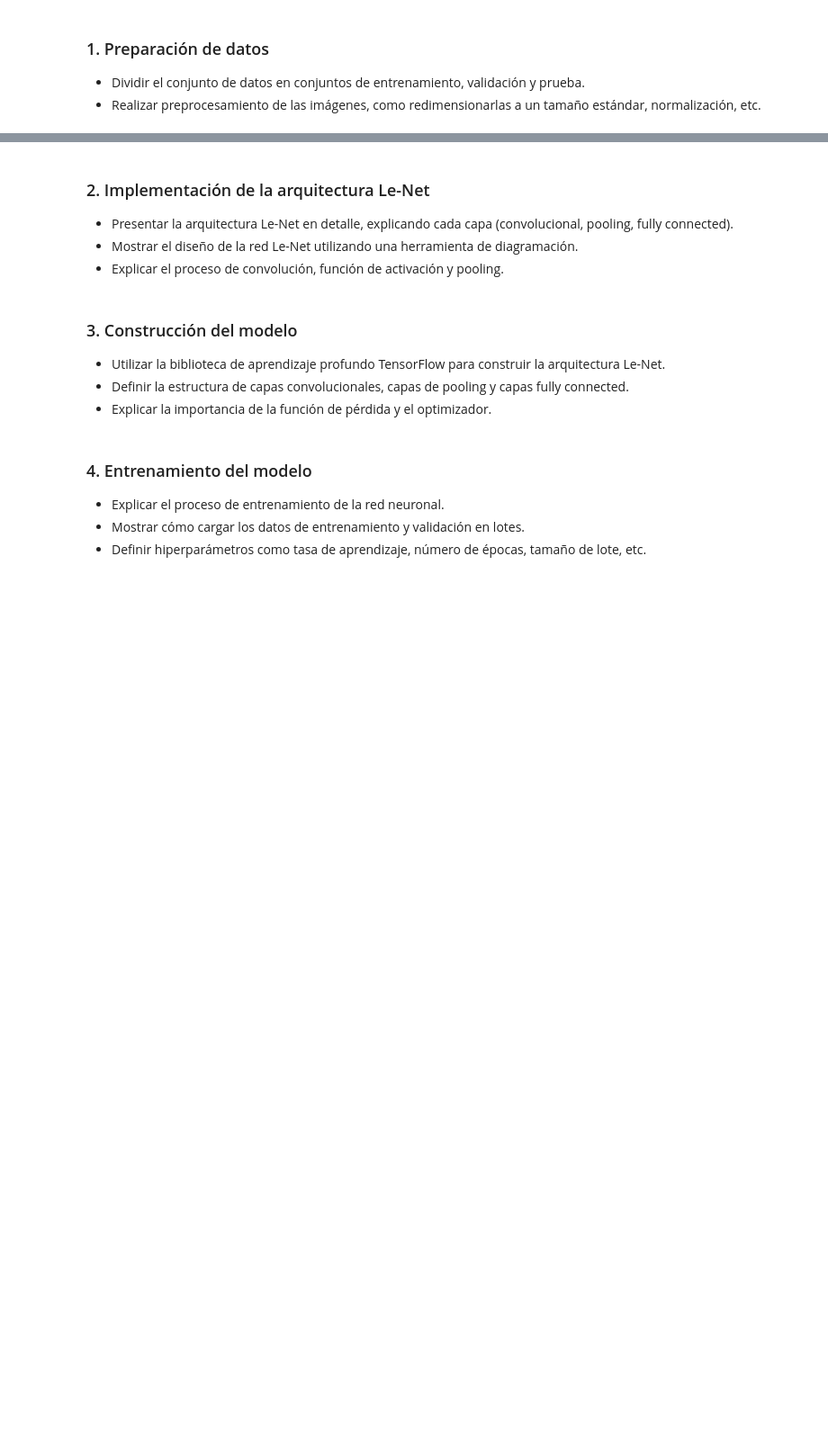
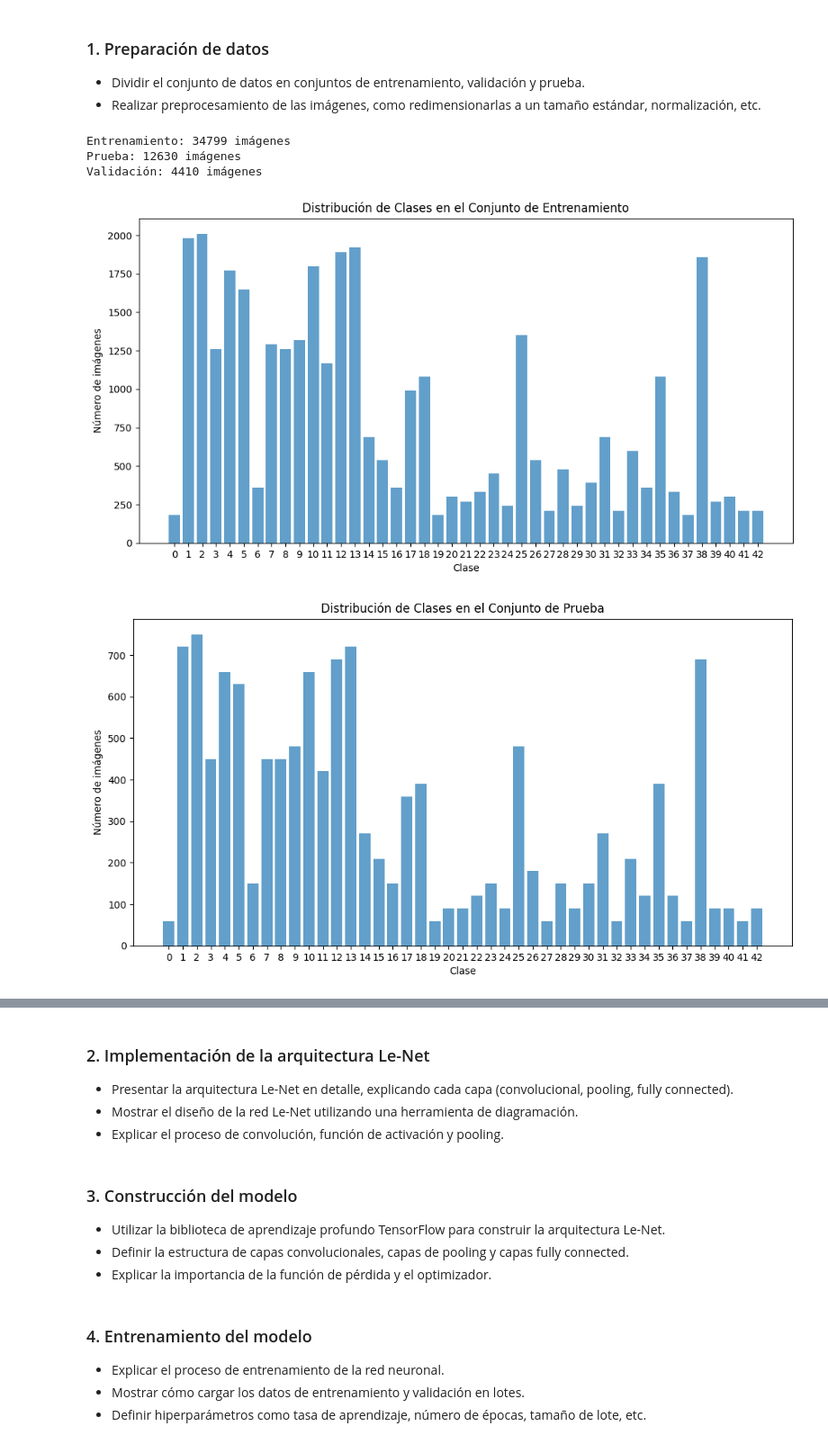
Before and after one commit to MelissaPerez09/Lab03-CC3084, a Jupyter notebook: CNN.ipynb, the cells around one changed output, grey strips where cells are left out. Shown: that part at 90% size. Saved outputs shown, nothing was run; the diff lists cells and outputs as text; code cells hidden in the pictures; blank space fills up the shorter version.

Commit message:
feat: data preparation

```diff
--- a/CNN.ipynb
+++ b/CNN.ipynb
@@ -7,3 +15,22 @@ Integrantes:
 ### 1. Preparación de datos
 - Dividir el conjunto de datos en conjuntos de entrenamiento, validación y prueba.
 - Realizar preprocesamiento de las imágenes, como redimensionarlas a un tamaño estándar, normalización, etc.
+# %%
+# Lectura de los datos de entrenamiento, prueba y validación
+with open('data/entrenamiento.p', 'rb') as f:
+    datos_entrenamiento = pickle.load(f)
+
+with open('data/prueba.p', 'rb') as f:
+    datos_prueba = pickle.load(f)
+
+with open('data/validacion.p', 'rb') as f:
+    datos_validacion = pickle.load(f)
+
+# Impresión de la cantidad de imágenes en cada conjunto
+print(f"Entrenamiento: {len(datos_entrenamiento['features'])} imágenes")
+print(f"Prueba: {len(datos_prueba['features'])} imágenes")
+print(f"Validación: {len(datos_validacion['features'])} imágenes")
+# %% [output]
+Entrenamiento: 34799 imágenes
+Prueba: 12630 imágenes
+Validación: 4410 imágenes
@@ -9,0 +59,18 @@ Integrantes:
+# %%
+# Distribución de clases
+def plot_class_distribution(labels, title):
+    plt.figure(figsize=(12, 6))
+    unique, counts = np.unique(labels, return_counts=True)
+    plt.bar(unique, counts, align='center', alpha=0.7)
+    plt.xlabel('Clase')
+    plt.ylabel('Número de imágenes')
+    plt.title(title)
+    plt.xticks(range(43))
+    plt.show()
+
+plot_class_distribution(datos_entrenamiento['labels'], 'Distribución de Clases en el Conjunto de Entrenamiento')
+plot_class_distribution(datos_prueba['labels'], 'Distribución de Clases en el Conjunto de Prueba')
+plot_class_distribution(datos_validacion['labels'], 'Distribución de Clases en el Conjunto de Validación')
+# %% [output]
+[figure, added]
+[figure, added]
```
Also changed, not shown: parts of 6 cells of this notebook.
